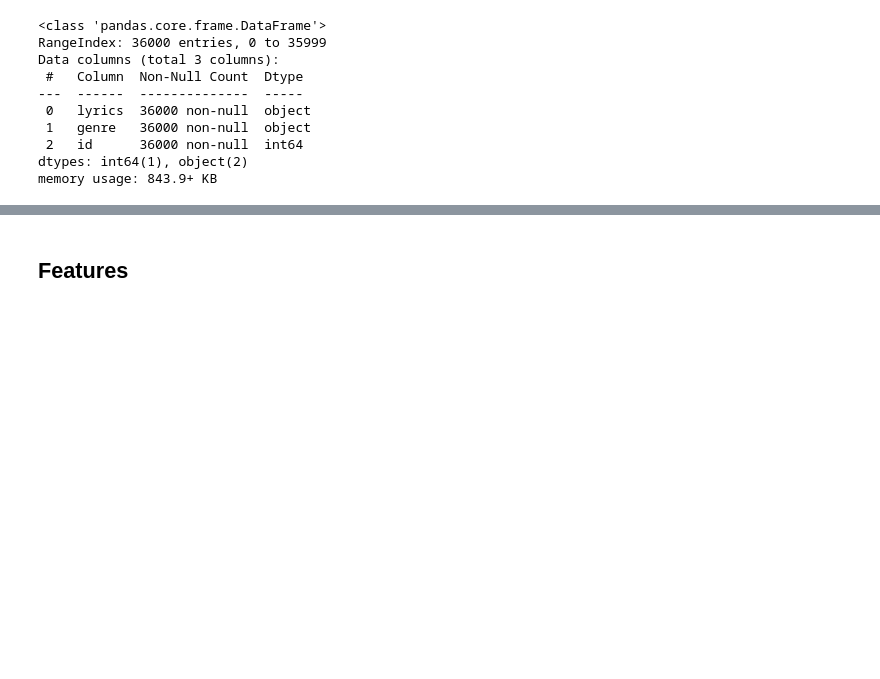
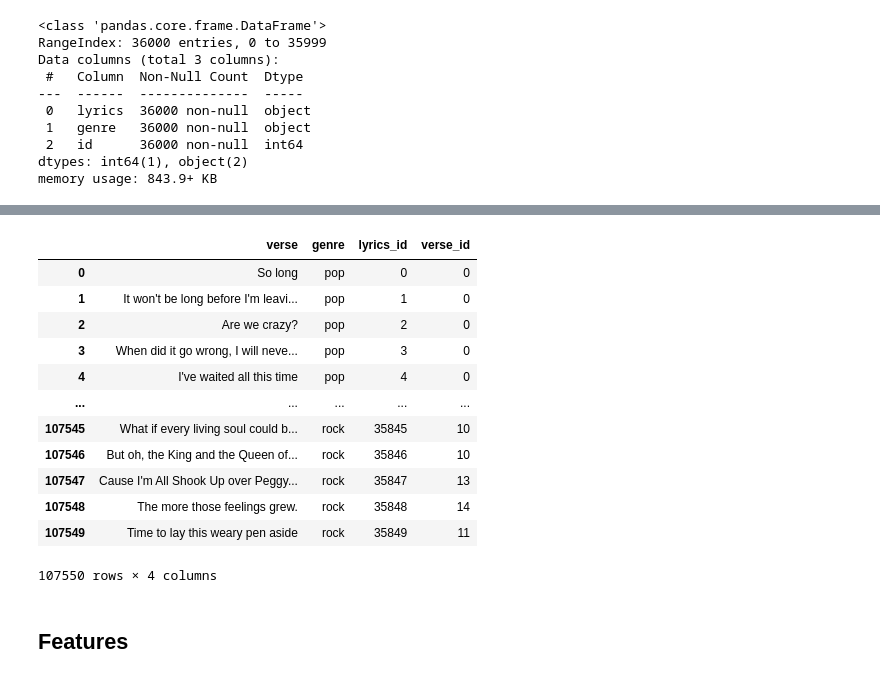
Before and after one commit to mattiapggioli/lyrics2ts, a Jupyter notebook: notebooks/03_gpca_model_training.ipynb, the cells around one changed output, grey strips where cells are left out. Cells and saved outputs as stored; diff of their text form; code cells hidden in the pictures; blank space fills up the shorter version.

```diff
--- a/notebooks/03_gpca_model_training.ipynb
+++ b/notebooks/03_gpca_model_training.ipynb
@@ -81,4 +96,22 @@ df_verse = pd.DataFrame({'verse': verses, 'genre': genres_by_verse,
 # %%
 opening_verse = df_verse.loc[df_verse.groupby('lyrics_id')['verse_id'].idxmin()]
 final_verse = df_verse.loc[df_verse.groupby('lyrics_id')['verse_id'].idxmax()]
-middle_verse = df_verse.groupby('lyrics_id')['verse_id'].apply(lambda x: x.iloc[math.ceil(len(x)/2)-1]).reset_index()[['lyrics_id', 'verse_id']]
+middle_verse = df_verse.groupby('lyrics_id')['verse_id'].apply(
+    lambda x: x.iloc[math.ceil(len(x)/2)-1]).reset_index()
+middle_verse = pd.merge(df_verse, middle_verse, on=['lyrics_id', 'verse_id'])
+df_verse = pd.concat([opening_verse, final_verse, middle_verse]).reset_index(drop=True)
+df_verse
+# %% [output]
+|  | verse | genre | lyrics_id | verse_id |
+| 0 | So long | pop | 0 | 0 |
+| 1 | It won't be long before I'm leavi... | pop | 1 | 0 |
+| 2 | Are we crazy? | pop | 2 | 0 |
+| 3 | When did it go wrong, I will neve... | pop | 3 | 0 |
+| 4 | I've waited all this time | pop | 4 | 0 |
+| ... | ... | ... | ... | ... |
+| 107545 | What if every living soul could b... | rock | 35845 | 10 |
+| 107546 | But oh, the King and the Queen of... | rock | 35846 | 10 |
+| 107547 | Cause I'm All Shook Up over Peggy... | rock | 35847 | 13 |
+| 107548 | The more those feelings grew. | rock | 35848 | 14 |
+| 107549 | Time to lay this weary pen aside | rock | 35849 | 11 |
+107550 rows × 4 columns
```
Also changed, not shown: parts of 19 cells of this notebook, 8 other files.
